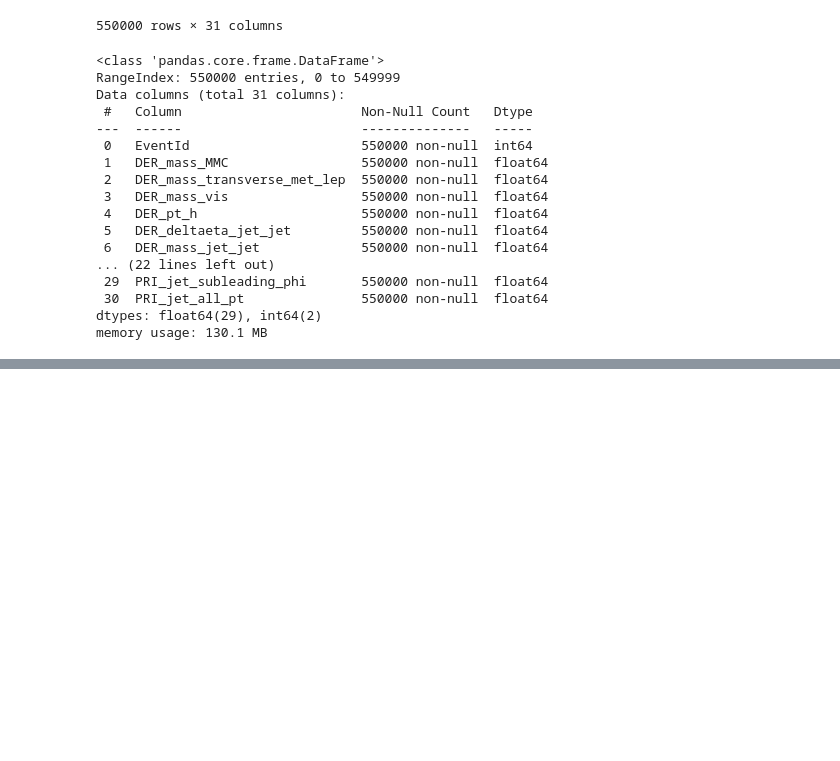
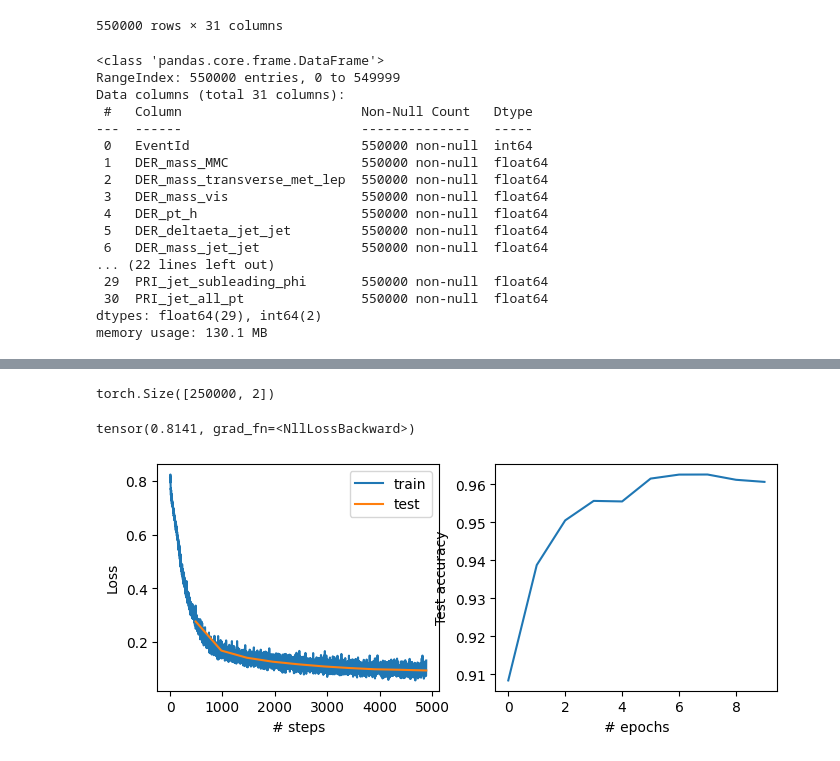
Before and after one commit to mohammadreza-ebrahimi/ATLAS-Higgs-Train, a Jupyter notebook: Higgs-checkpoint.ipynb, the cells around one changed output, grey strips where cells are left out. Cells and saved outputs as stored; diff of their text form; code cells hidden in the pictures; blank space fills up the shorter version.

Commit message:
neural network model added

```diff
--- a/Higgs-checkpoint.ipynb
+++ b/Higgs-checkpoint.ipynb
@@ -370,0 +376,6 @@ kmeans_tr=kmeans_clus.fit_transform(df_test)
+# %%
+model = nn.Sequential(
+        nn.Linear(28, 5),
+        nn.ReLU(),
+        nn.Linear(5, 2)
+).to(device)
@@ -370,0 +390,6 @@ kmeans_tr=kmeans_clus.fit_transform(df_test)
+# %%
+#X_train = np.asarray(X_train)
+X = torch.tensor(X_train_scale, dtype=torch.float32)
+# %%
+#y_train = np.asarray(y_train)
+y = torch.tensor(y_train, dtype=torch.long)
@@ -370,0 +406,67 @@ kmeans_tr=kmeans_clus.fit_transform(df_test)
+# %%
+prediction = model(X.to(device))
+print(prediction.shape)
+# %% [output]
+torch.Size([250000, 2])
+# %%
+loss_fn = nn.CrossEntropyLoss()
+loss_fn(prediction, y.to(device))
+# %% [output]
+tensor(0.8141, grad_fn=<NllLossBackward>)
+# %%
+num_epochs = 10
+batch_size = 512
+
+# some quantities to plot
+train_losses = []
+test_losses = []
+test_accuracy = []
+
+# "epoch" = one pass through the dataset
+for i_epoch in range(num_epochs):
+    shuffle_ids = np.random.permutation(len(X)) # shuffle the data
+    for idx in trange(0, len(X), batch_size):
+        # get the next chunk (batch) of data:
+        batch_X = X[shuffle_ids][idx : idx + batch_size].to(device)
+        batch_y = y[shuffle_ids][idx : idx + batch_size].to(device)
+
+        # all the black magic:
+        loss = loss_fn(model(batch_X), batch_y)
+        loss.backward()
+        opt = torch.optim.Adam(params=model.parameters(), lr=1e-3)
+        opt.step()
+        opt.zero_grad()
+
+        # remember the loss value at this step
+        train_losses.append(loss.item())
+
+    # evaluate test loss and metrics
+    test_prediction = model(X.to(device))
+    test_losses.append(
+        loss_fn(test_prediction, y.to(device)).item()
+    )
+    test_accuracy.append(
+        (test_prediction.argmax(axis=1) == y.to(device)).to(float).mean()
+    )
+
+    # all the rest is simply plotting
+
+    clear_output(wait=True)
+    plt.figure(figsize=(8, 3), dpi=100)
+    plt.subplot(1, 2, 1)
+    plt.plot(train_losses, label='train')
+    plt.plot(
+        np.linspace(0, len(train_losses), len(test_losses) + 1)[1:],
+        test_losses, label='test'
+    )
+    plt.ylabel("Loss")
+    plt.xlabel("# steps")
+    plt.legend();
+
+    plt.subplot(1, 2, 2)
+    plt.plot(test_accuracy)
+    plt.ylabel("Test accuracy")
+    plt.xlabel("# epochs");
+    plt.show()
+# %% [output]
+[figure, added]
```
Also changed, not shown: parts of 21 cells of this notebook, 1 other file.
